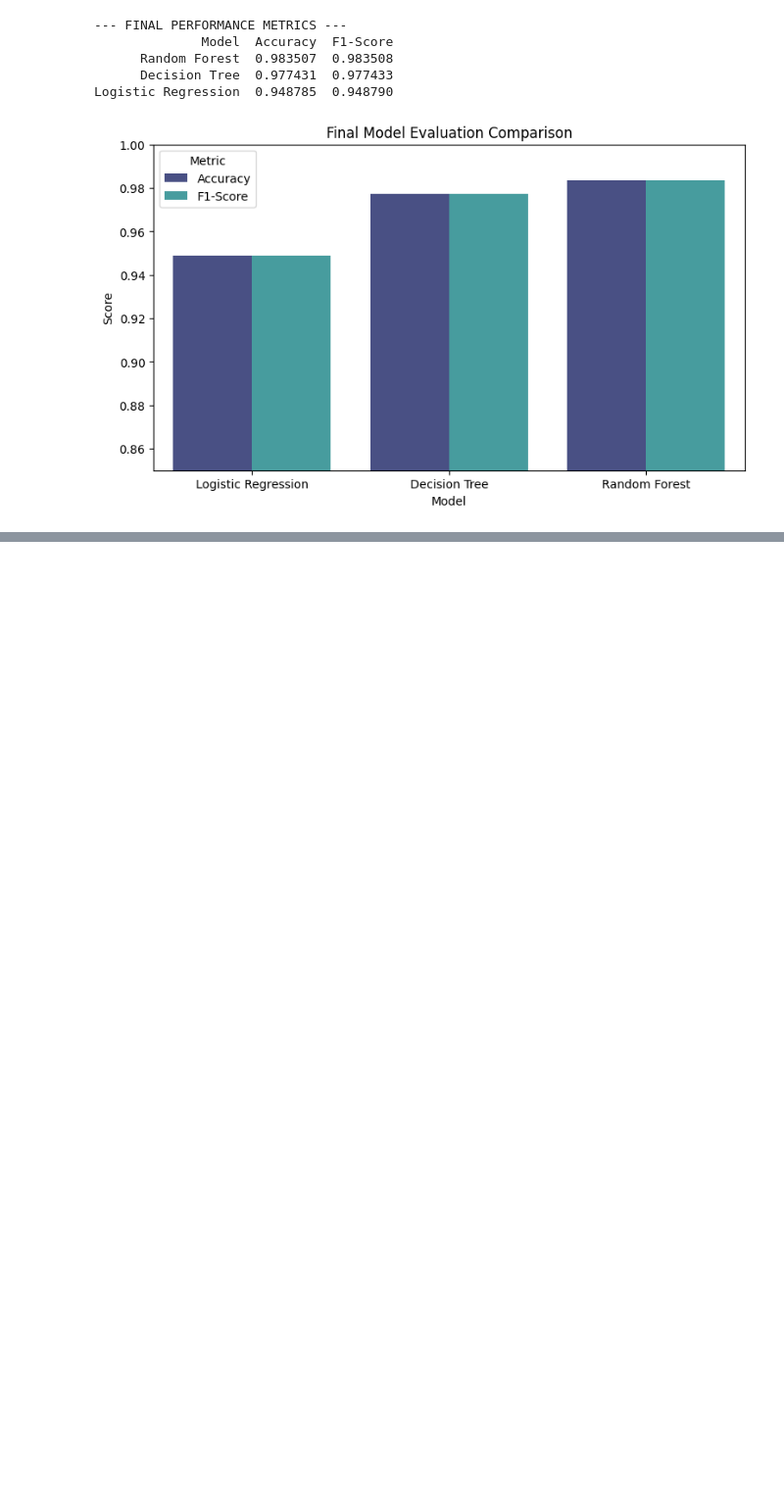
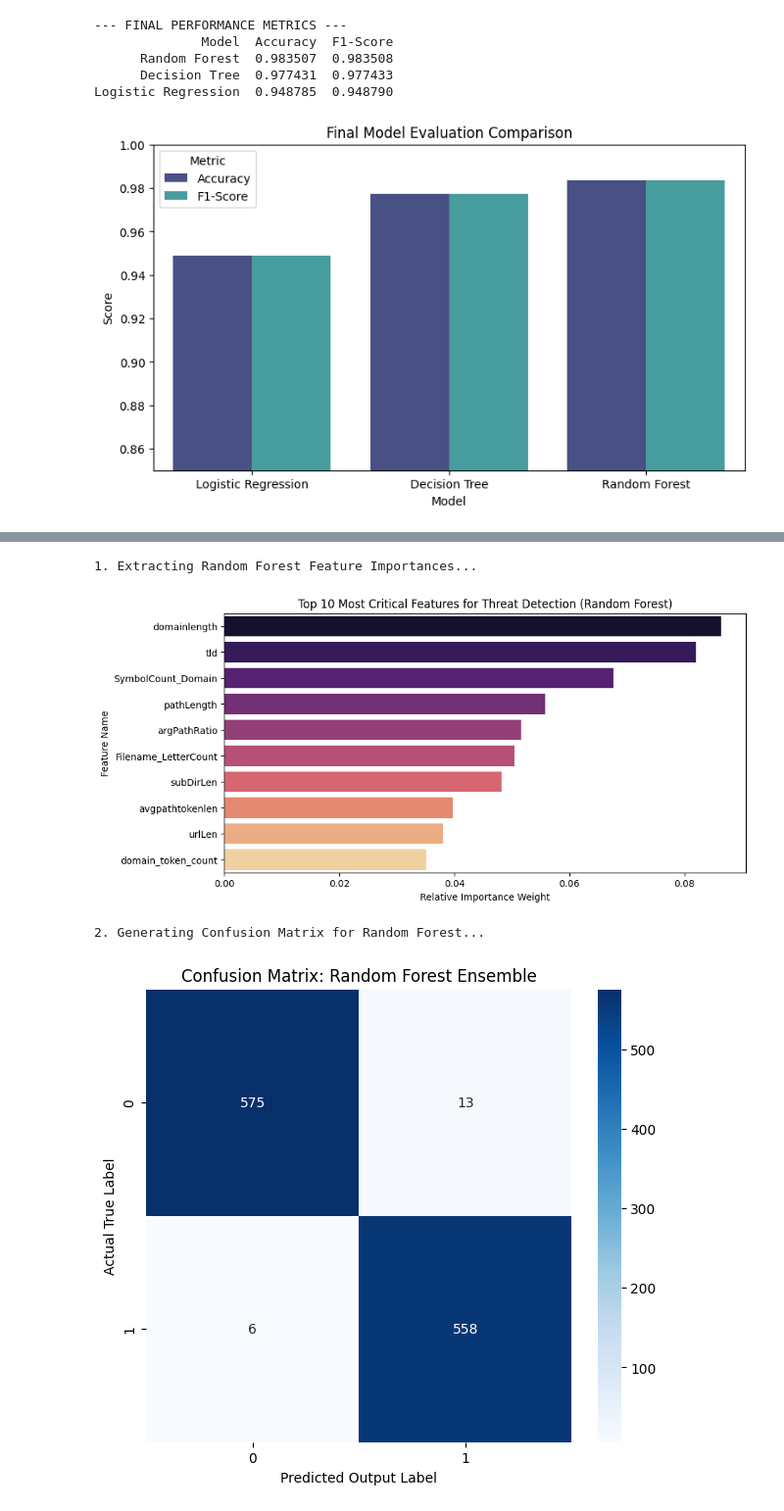
Before and after one commit to yep-pey/travel_tourism_management, a Jupyter notebook: Untitled1.ipynb, the cells around one changed output, grey strips where cells are left out. Shown at 98% size. Drawn from its saved outputs; the diff is of its cells as text; code cells hidden in the pictures; blank space fills up the shorter version.

```diff
--- a/Untitled1.ipynb
+++ b/Untitled1.ipynb
@@ -240,0 +320,45 @@ Logistic Regression  0.948785  0.948790
+# %%
+# [NEW] Advanced Evaluation: Feature Importance & Confusion Matrix
+import numpy as np
+from sklearn.metrics import confusion_matrix
+import pandas as pd
+import matplotlib.pyplot as plt
+import seaborn as sns
+
+print("1. Extracting Random Forest Feature Importances...")
+# PySpark MLlib stores the trained model in the last stage of the pipeline
+# FIX: Using the correct variable 'model_rf' from your expanded layout
+rf_trained_model = model_rf.stages[-1]
+importances = rf_trained_model.featureImportances.toArray()
+
+# Map the raw importance scores back to their actual column names
+feature_importance_df = pd.DataFrame({
+    "Feature": numeric_features,
+    "Importance": importances
+}).sort_values(by="Importance", ascending=False).head(10) # Extract Top 10
+
+plt.figure(figsize=(10, 5))
+sns.barplot(data=feature_importance_df, x="Importance", y="Feature", palette="magma")
+plt.title("Top 10 Most Critical Features for Threat Detection (Random Forest)")
+plt.xlabel("Relative Importance Weight")
+plt.ylabel("Feature Name")
+plt.show()
+
+print("\n2. Generating Confusion Matrix for Random Forest...")
+# Convert distributed predictions to Pandas for detailed sklearn metric mapping
+# FIX: Using the correct variable 'preds_rf' from your expanded layout
+rf_preds_pd = preds_rf.select("encoded_label", "prediction").toPandas()
+cm = confusion_matrix(rf_preds_pd["encoded_label"], rf_preds_pd["prediction"])
+
+plt.figure(figsize=(7, 6))
+# Using fmt='g' to handle large integers without scientific notation
+sns.heatmap(cm, annot=True, fmt="g", cmap="Blues")
+plt.title("Confusion Matrix: Random Forest Ensemble")
+plt.ylabel("Actual True Label")
+plt.xlabel("Predicted Output Label")
+plt.show()
+# %% [output]
+1. Extracting Random Forest Feature Importances...
+[figure, added]
+2. Generating Confusion Matrix for Random Forest...
+[figure, added]
```
Also changed, not shown: parts of 9 cells of this notebook.
